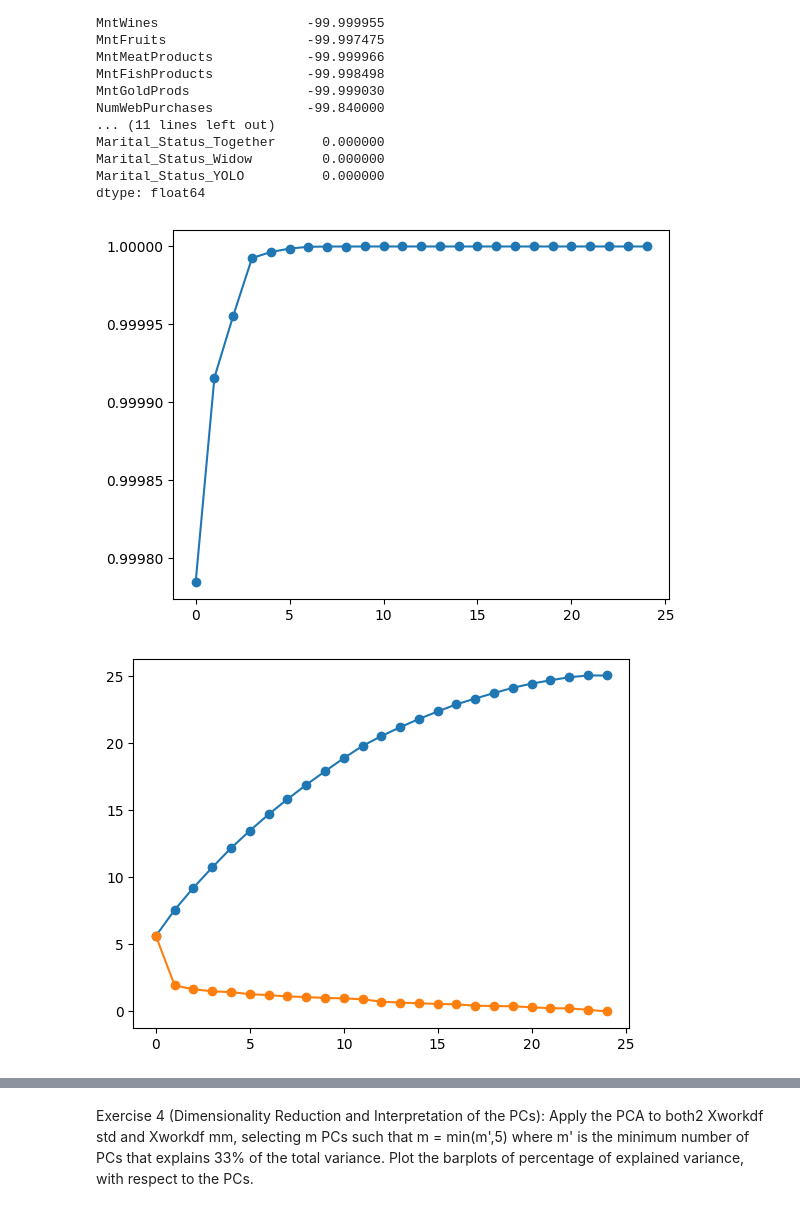
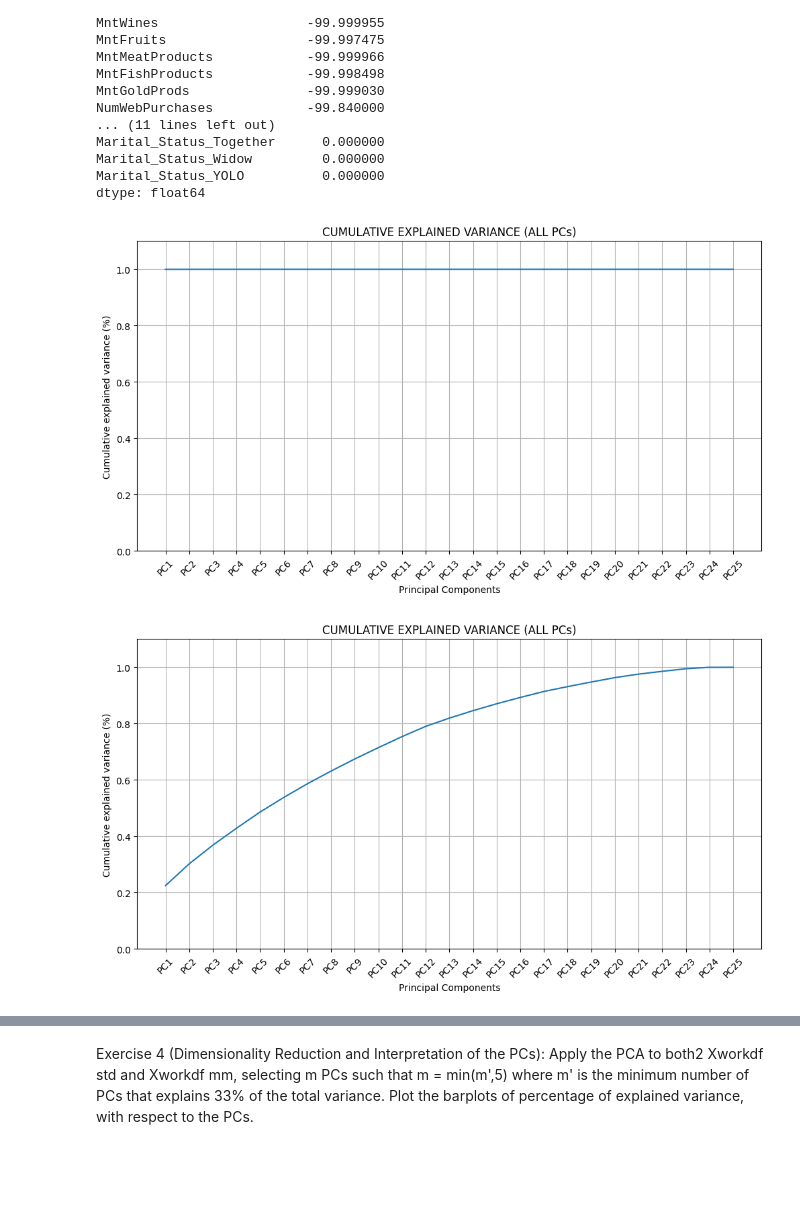
Before and after one commit to IAmReallyAlessio/homework_pca, a Jupyter notebook: pca.ipynb, the cells around one changed output, grey strips where cells are left out. Saved outputs shown, nothing was run; the diff lists cells and outputs as text; code cells hidden in the pictures; blank space fills up the shorter version.

```diff
--- a/pca.ipynb
+++ b/pca.ipynb
@@ -160,26 +158,50 @@ dtype: float64
 # %%
 from sklearn.decomposition import PCA
 pca=PCA()
 pca.fit_transform(Xworkdf.values)
-eigenvalues = pca.explained_variance_
-explained_variances = eigenvalues / np.sum(eigenvalues)
-explained_variance_ratio = np.cumsum(explained_variances)
-plt.plot(explained_variance_ratio, marker='o')
-#plt.plot(explained_variances, marker='o')
+# eigenvalues = pca.explained_variance_
+# explained_variances = eigenvalues / np.sum(eigenvalues)
+# explained_variance_ratio = np.cumsum(explained_variances)
+# plt.plot(explained_variance_ratio, marker='o')
+# #plt.plot(explained_variances, marker='o')
+# plt.show()
+
+plt.figure(figsize=(12, 6))
+plt.plot(np.cumsum(pca.explained_variance_ratio_))
+plt.title('CUMULATIVE EXPLAINED VARIANCE (ALL PCs)')
+plt.xticks(ticks=np.arange(pca.n_features_),
+           labels=[f'PC{i + 1}' for i in range(pca.n_features_)],
+           rotation=45)
+plt.ylim([0, 1.1])
+plt.xlabel('Principal Components')
+plt.ylabel('Cumulative explained variance (%)')
+plt.grid()
 plt.show()
 # %% [output]
-[figure, old version]
+[figure, new version]
 # %%
 pca_std=PCA()
 pca_std.fit_transform(Xworkdf_std.values)
-eigenvalues = pca_std.explained_variance_
-explained_variances = pca_std.explained_variance_
-plt.plot(np.cumsum(eigenvalues), marker='o') #cum
-plt.plot(explained_variances, marker='o') #individual
+# eigenvalues = pca_std.explained_variance_
+# explained_variances = pca_std.explained_variance_
+# plt.plot(np.cumsum(eigenvalues), marker='o') #cum
+# plt.plot(explained_variances, marker='o') #individual
 
+# plt.show()
+
+plt.figure(figsize=(12, 6))
+plt.plot(np.cumsum(pca_std.explained_variance_ratio_))
+plt.title('CUMULATIVE EXPLAINED VARIANCE (ALL PCs)')
+plt.xticks(ticks=np.arange(pca_std.n_features_),
+           labels=[f'PC{i + 1}' for i in range(pca_std.n_features_)],
+           rotation=45)
+plt.ylim([0, 1.1])
+plt.xlabel('Principal Components')
+plt.ylabel('Cumulative explained variance (%)')
+plt.grid()
 plt.show()
 # %% [output]
-[figure, old version]
+[figure, new version]
 # %%
 pca_mm=PCA()
 pca_mm.fit_transform(Xworkdf_mm.values)
```
Also changed, not shown: parts of 24 cells of this notebook.
